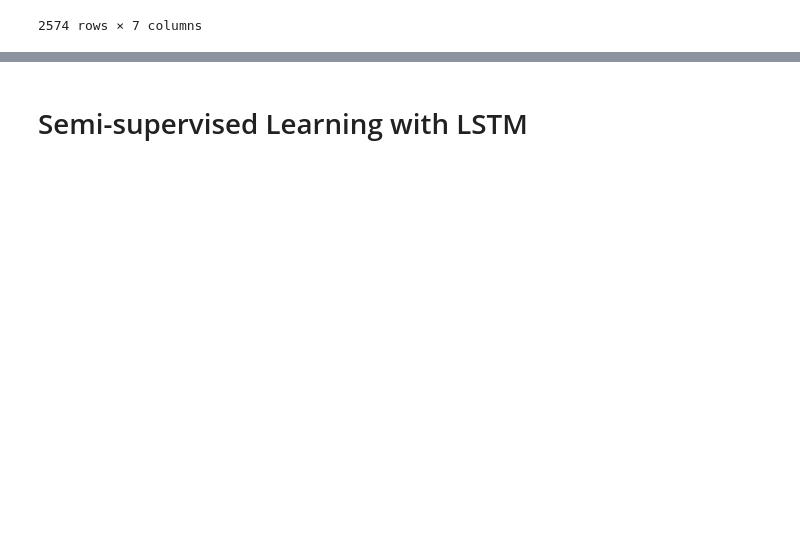
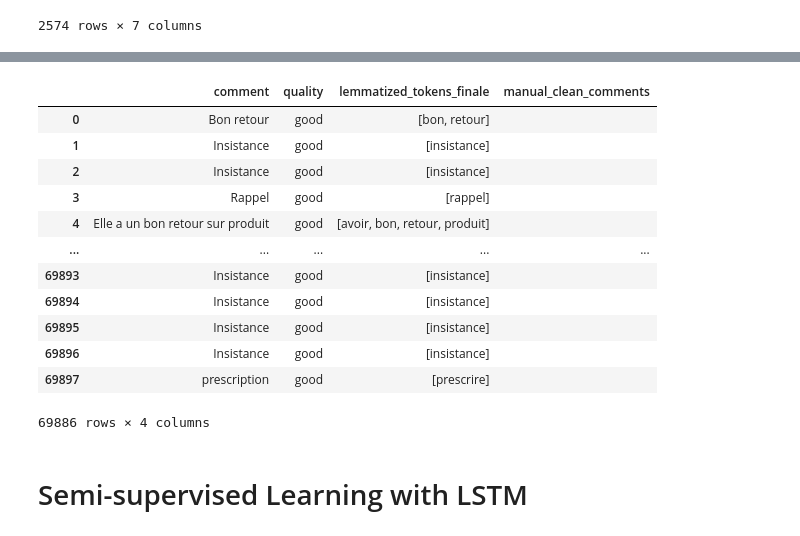
Before and after one commit to karim-aloulou/Comments-Classification-NLP, a Jupyter notebook: src/Preporcessing_and_Modeling.ipynb, the cells around one changed output, grey strips where cells are left out. Saved outputs shown, nothing was run; the diff lists cells and outputs as text; code cells hidden in the pictures; blank space fills up the shorter version.

```diff
--- a/src/Preporcessing_and_Modeling.ipynb
+++ b/src/Preporcessing_and_Modeling.ipynb
@@ -619,7 +619,7 @@ def judge_quality(comment):
         return 'good'
 
 # Création de la nouvelle DataFrame avec seulement les colonnes nécessaires
-new_df = df[['comment', 'lemmatized_tokens']].copy()
+new_df = df[['comment', 'lemmatized_tokens_finale']].copy()
 
 # Création des nouvelles colonnes 'quality' et 'manual_clean_comments' (ici remplie avec des valeurs nulles pour l'instant)
 # Appliquer la fonction à la colonne des commentaires
@@ -627,9 +627,10 @@ new_df['quality'] = new_df['comment'].apply(judge_quality)
 new_df['manual_clean_comments'] = ''
 
 # Réorganisation des colonnes dans l'ordre que vous voulez
-new_df = new_df[['comment', 'quality', 'lemmatized_tokens', 'manual_clean_comments']]
+new_df = new_df[['comment', 'quality', 'lemmatized_tokens_finale', 'manual_clean_comments']]
 
 # Enregistrement de la nouvelle DataFrame dans un fichier Excel
-new_df.to_excel('../resources/dev_labo/data/processed/final_cleaned_Comments.xlsx', index=False)
+new_df.to_excel('../resources/common/data/final_cleaned_Comments.xlsx',index=False)
+new_df.to_pickle('../resources/common/data/final_cleaned_Comments.pkl')
 # %%
 # Charger les deux fichiers Excel dans des DataFrames
@@ -649,0 +683,16 @@ comments_classification_df.to_excel('../resources/dev_labo/data/processed/Commen
+# %%
+new_df
+# %% [output]
+|  | comment | quality | lemmatized_tokens_finale | manual_clean_comments |
+| 0 | Bon retour | good | [bon, retour] |  |
+| 1 | Insistance | good | [insistance] |  |
+| 2 | Insistance | good | [insistance] |  |
+| 3 | Rappel | good | [rappel] |  |
+| 4 | Elle a un bon retour sur produit | good | [avoir, bon, retour, produit] |  |
+| ... | ... | ... | ... | ... |
+| 69893 | Insistance | good | [insistance] |  |
+| 69894 | Insistance | good | [insistance] |  |
+| 69895 | Insistance | good | [insistance] |  |
+| 69896 | Insistance | good | [insistance] |  |
+| 69897 | prescription | good | [prescrire] |  |
+69886 rows × 4 columns
```
Also changed, not shown: parts of 13 cells of this notebook, 14 other files.
